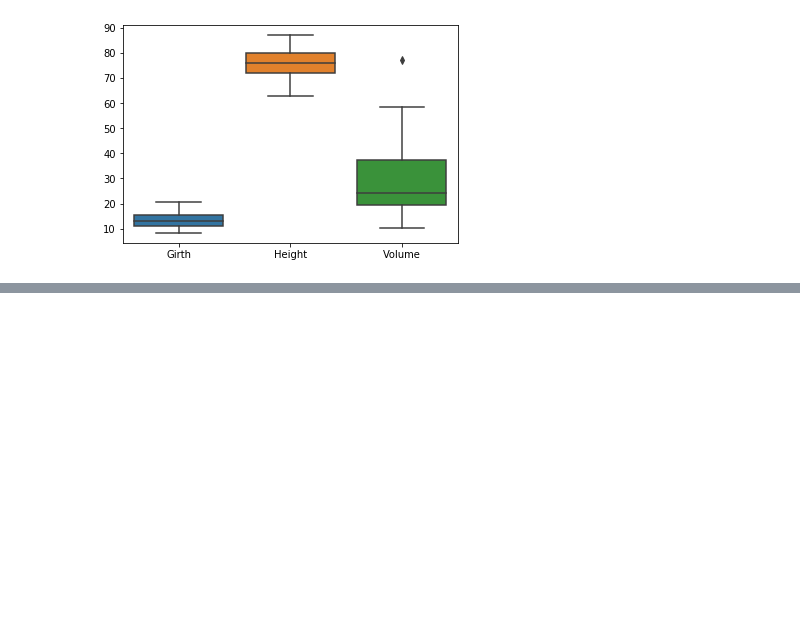
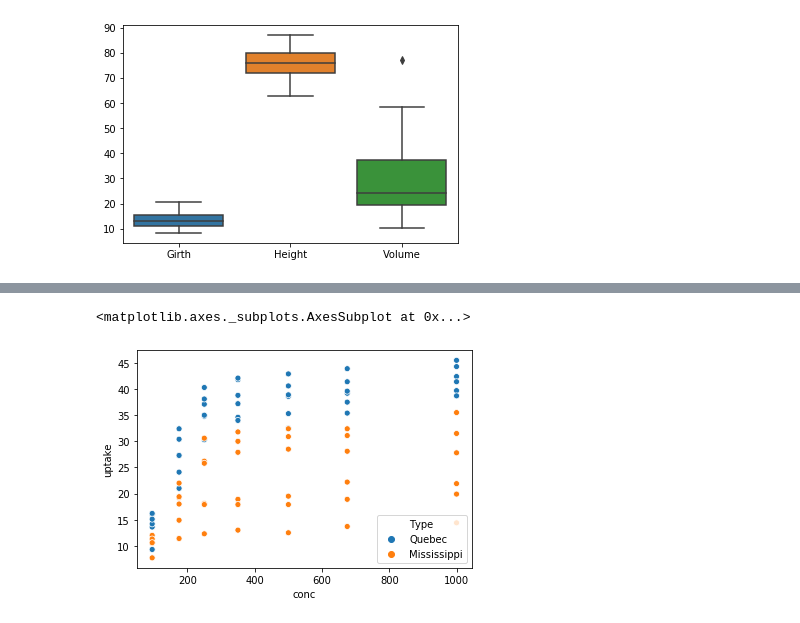
Before and after one commit to filipanselmo11/Ciencia_De_Dados_Python_e_R, a Jupyter notebook: grafico_e_dashboards.ipynb, the cells around one changed output, grey strips where cells are left out. Drawn from its saved outputs; the diff is of its cells as text; code cells hidden in the pictures; blank space fills up the shorter version.

```diff
--- a/grafico_e_dashboards.ipynb
+++ b/grafico_e_dashboards.ipynb
@@ -211,0 +293,3 @@ sns.boxplot(data = base)
+# %%
+dados3 = pd.read_csv('./Dados_dashboards/co2.csv')
+dados3
@@ -211,0 +315,5 @@ sns.boxplot(data = base)
+# %%
+sns.scatterplot(dados3.conc, dados3.uptake, hue=dados3.Type)
+# %% [output]
+<matplotlib.axes._subplots.AxesSubplot at 0x...>
+[figure, added]
```
Also changed, not shown: parts of 20 cells of this notebook.
